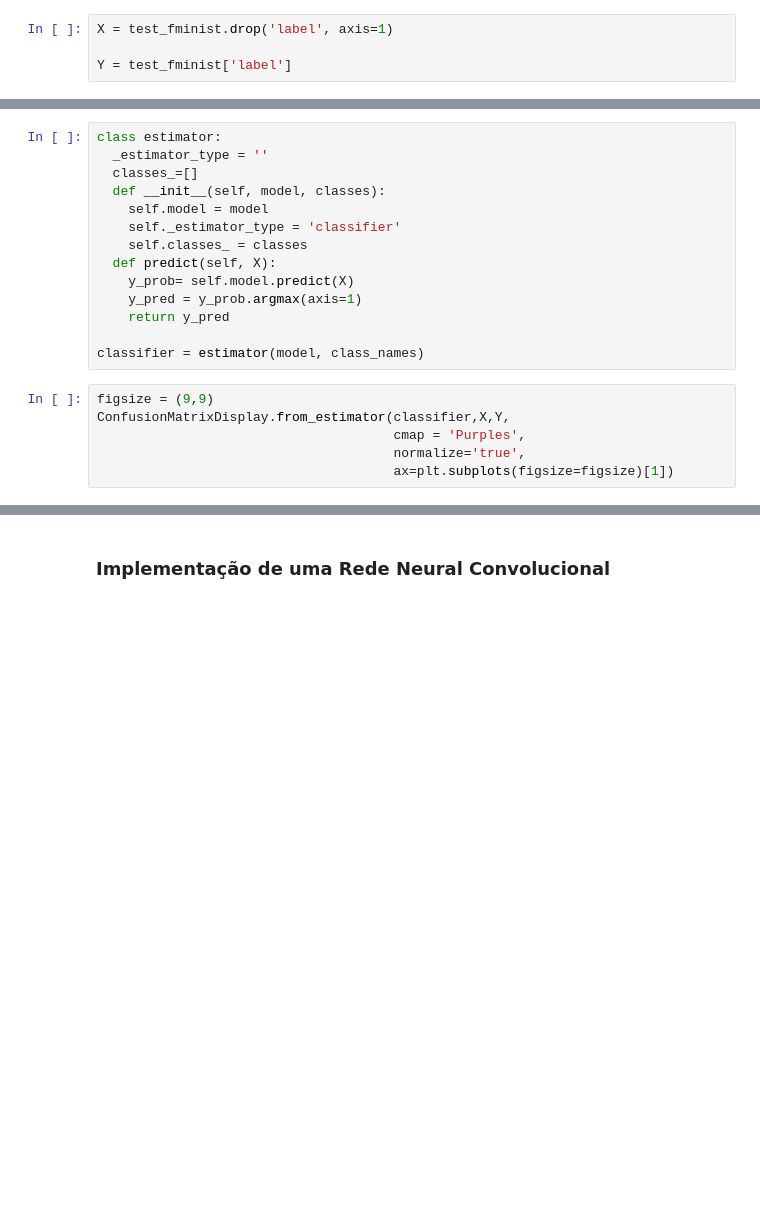
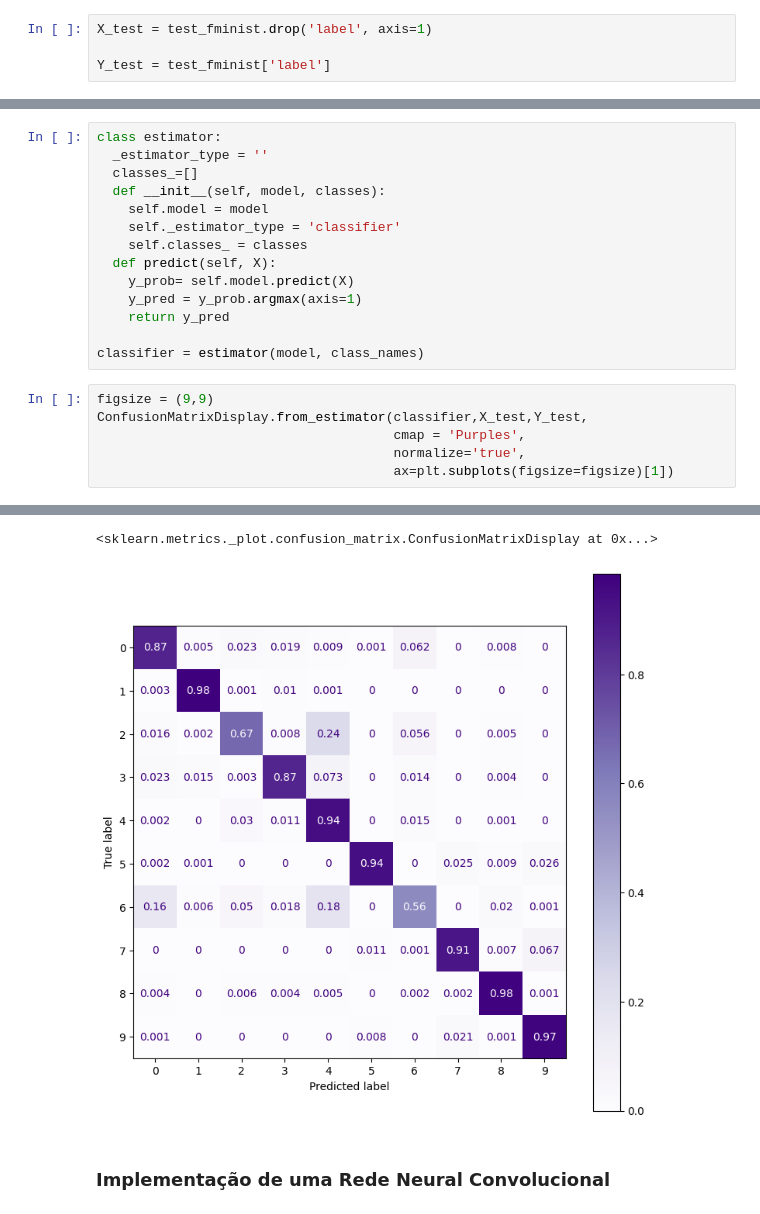
Before and after one commit to anycarolinys/projeto_visao_computacional, a Jupyter notebook: visao_computacional.ipynb, the cells around one changed output, grey strips where cells are left out. Drawn from its saved outputs; the diff is of its cells as text; blank space fills up the shorter version.

```diff
--- a/visao_computacional.ipynb
+++ b/visao_computacional.ipynb
@@ -310,7 +384,7 @@ print(history.history)
 # %%
 test_fminist = pd.read_csv('./dataset/fashion-mnist_test.csv')
 # %%
-X = test_fminist.drop('label', axis=1)
+X_test = test_fminist.drop('label', axis=1)
 
-Y = test_fminist['label']
+Y_test = test_fminist['label']
 # %%
@@ -343,7 +423,8 @@ class estimator:
 classifier = estimator(model, class_names)
 # %%
 figsize = (9,9)
-ConfusionMatrixDisplay.from_estimator(classifier,X,Y,
+ConfusionMatrixDisplay.from_estimator(classifier,X_test,Y_test,
                                       cmap = 'Purples',
                                       normalize='true',
                                       ax=plt.subplots(figsize=figsize)[1])
+# %% [output]
@@ -350,2 +432,4 @@ ConfusionMatrixDisplay.from_estimator(classifier,X,Y,
+<sklearn.metrics._plot.confusion_matrix.ConfusionMatrixDisplay at 0x...>
+[figure, added]
 # %% [markdown]
 ### **Implementação de uma Rede Neural Convolucional**
```
Also changed, not shown: parts of 27 cells of this notebook, 2 other files.
